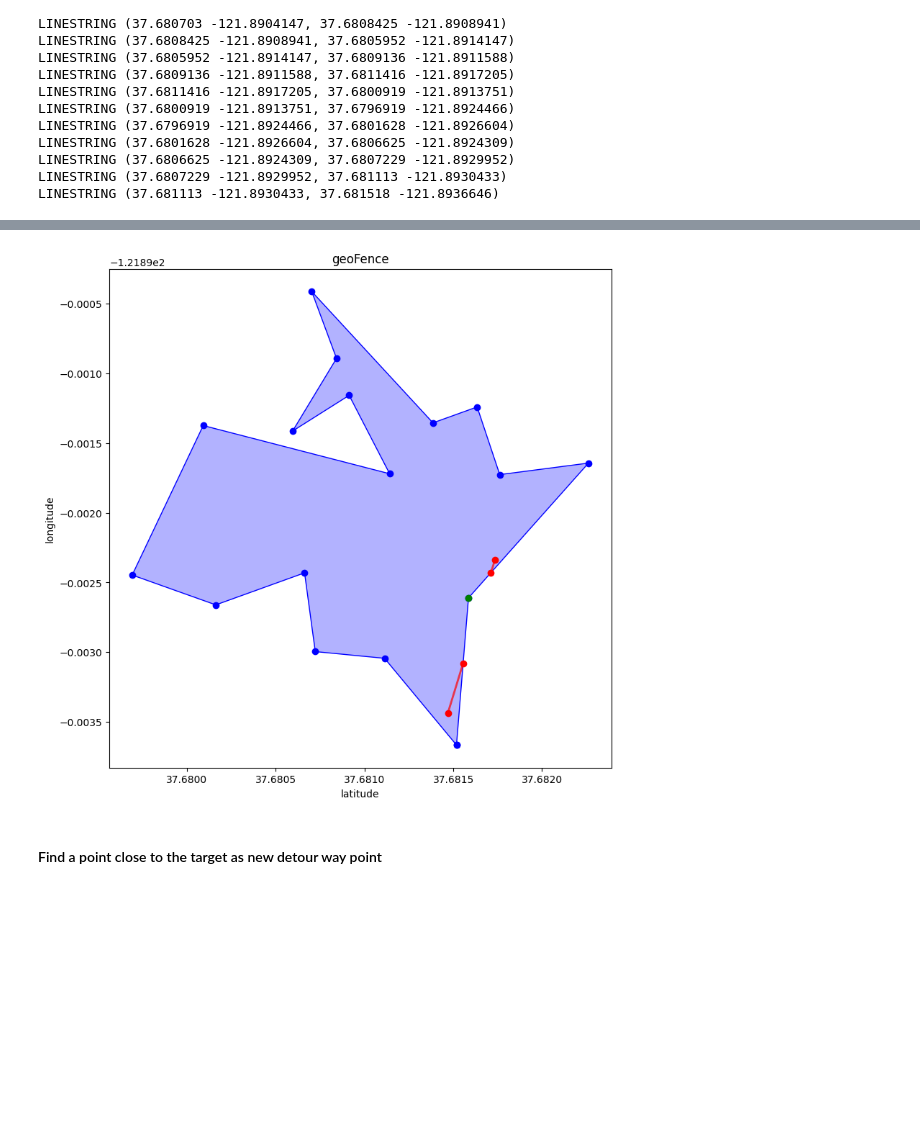
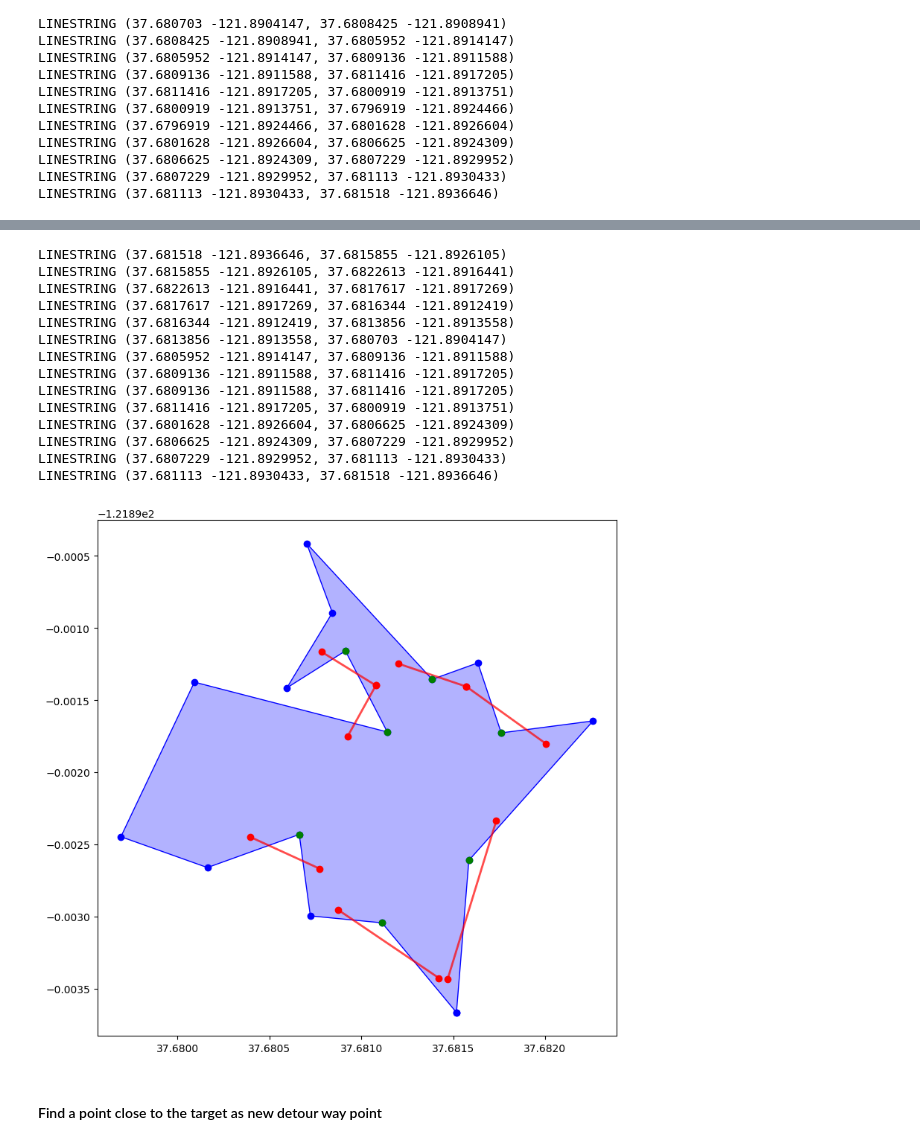
Before and after one commit to TheErickLiu/AmadorUAV2025, a Jupyter notebook: question2.ipynb, the cells around one changed output, grey strips where cells are left out. Cells and saved outputs as stored; diff of their text form; code cells hidden in the pictures; blank space fills up the shorter version.

```diff
--- a/question2.ipynb
+++ b/question2.ipynb
@@ -383,7 +383,7 @@ def get_intersections(line, polygon):
             print(segment)
         return intersections
 
-num_waypoint_line = 2 # len(waypoints) - 1
+num_waypoint_line = len(waypoints) - 1
 for i in range(num_waypoint_line):
     line = LineString(waypoints[i:i+2])
     get_intersections(line, geofence_polygon)
@@ -450,7 +458,7 @@ def get_intersected_lines(line, polygon):
             intersection_lines.append(seg)
     return intersection_lines
 
-line = LineString(waypoints[:2])
+line = LineString(waypoints[2:4])
 intersection_lines = get_intersected_lines(line, geofence_polygon)
 print(intersection_lines)
 # %% [output]
@@ -460,11 +468,10 @@ print(intersection_lines)
 # %%
-def polygon_edges(polygon):
+def get_polygon_edges(polygon):
     coords = polygon.exterior.coords
-    edges = [LineString((coords[i], coords[i+1])) for i in range(len(coords)-1)]
+    edges = [LineString(coords[i:i+2]) for i in range(len(coords)-1)]
     return edges
 
-geofence_edges = polygon_edges(geofence_polygon)
-for edge in geofence_edges:
+for edge in get_polygon_edges(geofence_polygon):
     print(edge)
 # %% [output]
 LINESTRING (37.681518 -121.8936646, 37.6815855 -121.8926105)
@@ -522,0 +523,20 @@ print(target_point)
+# %%
+# Find the geofence point with edges intersected by a waypoint line
+def find_polygon_point(line, polygon):
+    edges = []
+    for idx, edge in enumerate(get_polygon_edges(polygon)):
+        if line.intersects(edge):
+            edges.append((idx, edge))
+
+    pt_id, pt = -1, None
+    if len(edges) == 2:
+        print(edges[0][1])
+        print(edges[1][1])
+        pt_id, pt = edges[1][0], edges[1][1].coords[0]
+
+    return pt_id, pt
+
+for i in range(len(waypoints) - 1):
+    line = LineString(waypoints[i:i+2])
+    pt_id, pt = find_polygon_point(line, geofence_polygon)
+    print(i, pt_id, pt)
@@ -523,17 +561,29 @@ print(target_point)
 # %%
-from shapely.plotting import plot_line, plot_polygon
-
 fig = plt.figure(figsize=(9, 9))
 ax = fig.add_subplot(111)
-ax.set_title("geoFence")
-ax.set_xlabel("latitude")
-ax.set_ylabel("longitude")
 plot_polygon(geofence_polygon, ax=ax, add_points=True, color="blue")
-for nl in new_lines:
-    plot_line(nl, ax=ax, add_points=True, color="red", alpha=0.7)
-ax.plot(target_point[0], target_point[1], 'go')
+for i in range(len(waypoints) - 1):
+    line = LineString(waypoints[i:i+2])
+    pt_id, pt = find_polygon_point(line, geofence_polygon)
+    if pt:
+        plot_line(line, ax=ax, add_points=True, color="red", alpha=0.7)
+        ax.plot(pt[0], pt[1], "go")
 fig.show()
 # %% [output]
+LINESTRING (37.681518 -121.8936646, 37.6815855 -121.8926105)
+LINESTRING (37.6815855 -121.8926105, 37.6822613 -121.8916441)
+LINESTRING (37.6822613 -121.8916441, 37.6817617 -121.8917269)
+LINESTRING (37.6817617 -121.8917269, 37.6816344 -121.8912419)
+LINESTRING (37.6816344 -121.8912419, 37.6813856 -121.8913558)
+LINESTRING (37.6813856 -121.8913558, 37.680703 -121.8904147)
+LINESTRING (37.6805952 -121.8914147, 37.6809136 -121.8911588)
+LINESTRING (37.6809136 -121.8911588, 37.6811416 -121.8917205)
+LINESTRING (37.6809136 -121.8911588, 37.6811416 -121.8917205)
+LINESTRING (37.6811416 -121.8917205, 37.6800919 -121.8913751)
+LINESTRING (37.6801628 -121.8926604, 37.6806625 -121.8924309)
+LINESTRING (37.6806625 -121.8924309, 37.6807229 -121.8929952)
+LINESTRING (37.6807229 -121.8929952, 37.681113 -121.8930433)
+LINESTRING (37.681113 -121.8930433, 37.681518 -121.8936646)
-[figure, old version]
+[figure, new version]
 # %% [markdown]
 #### Find a point close to the target as new detour way point
```
Also changed, not shown: parts of 21 cells of this notebook, 4 other files.
